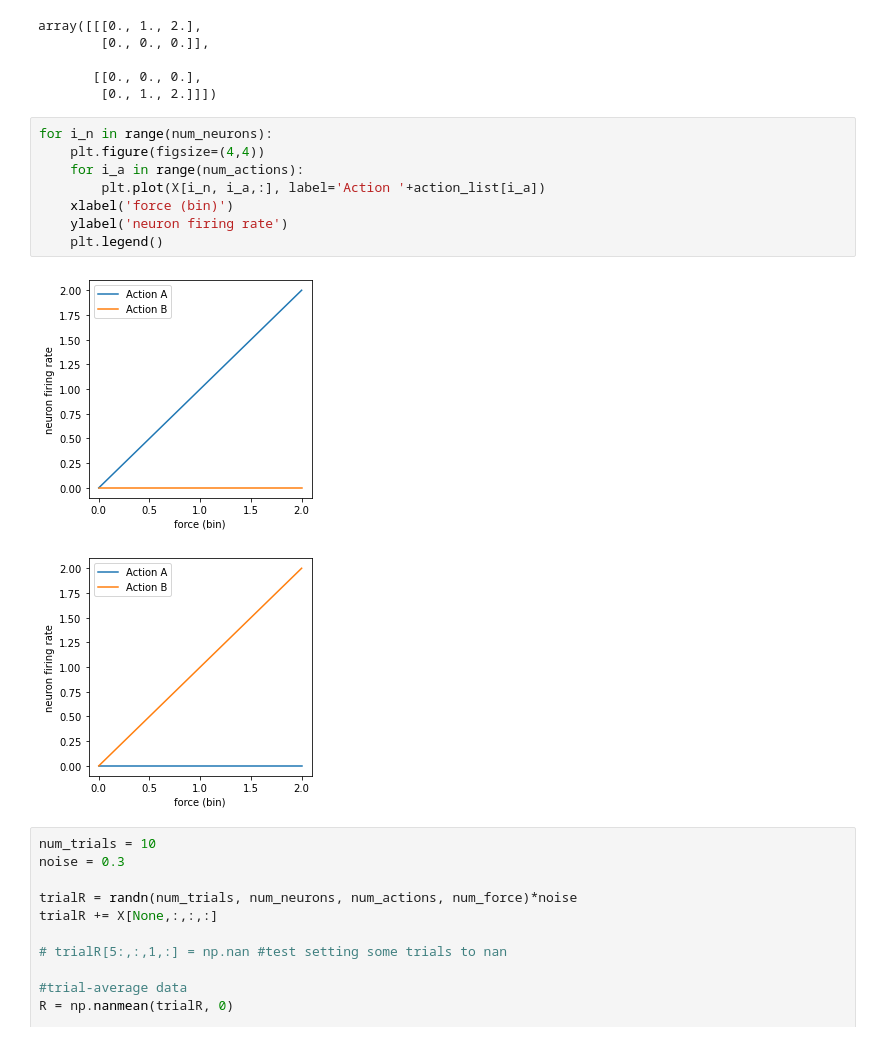
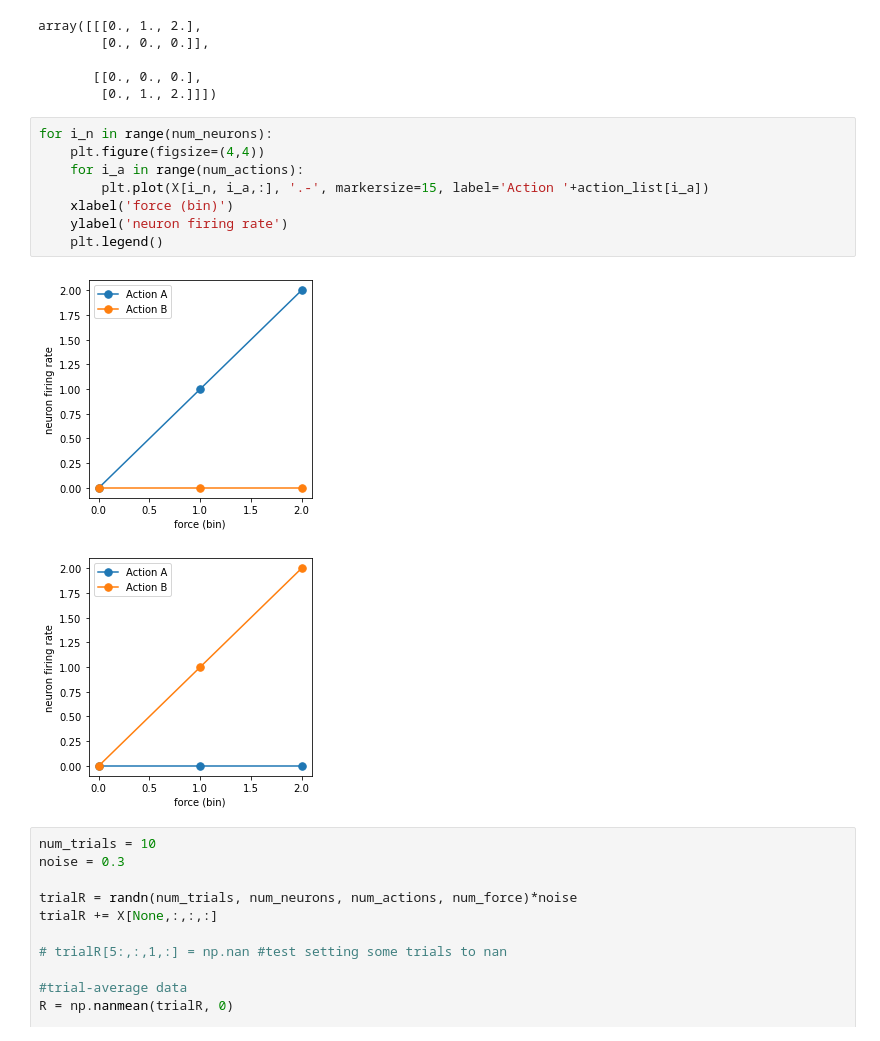
Before and after one commit to vathalye/dPCA, a Jupyter notebook: python/dPCA_test1.ipynb, the cells around one changed output. Cells and saved outputs as stored; diff of their text form.

```diff
--- a/python/dPCA_test1.ipynb
+++ b/python/dPCA_test1.ipynb
@@ -95,14 +95,14 @@ array([[[0., 1., 2.],
 # %%
 for i_n in range(num_neurons):
     plt.figure(figsize=(4,4))
     for i_a in range(num_actions):
-        plt.plot(X[i_n, i_a,:], label='Action '+action_list[i_a])
+        plt.plot(X[i_n, i_a,:], '.-', markersize=15, label='Action '+action_list[i_a])
     xlabel('force (bin)')
     ylabel('neuron firing rate')
     plt.legend()
 # %% [output]
-[figure, old version]
+[figure, new version]
-[figure, old version]
+[figure, new version]
 # %%
 num_trials = 10
 noise = 0.3
```
Also changed, not shown: 2 other files.
